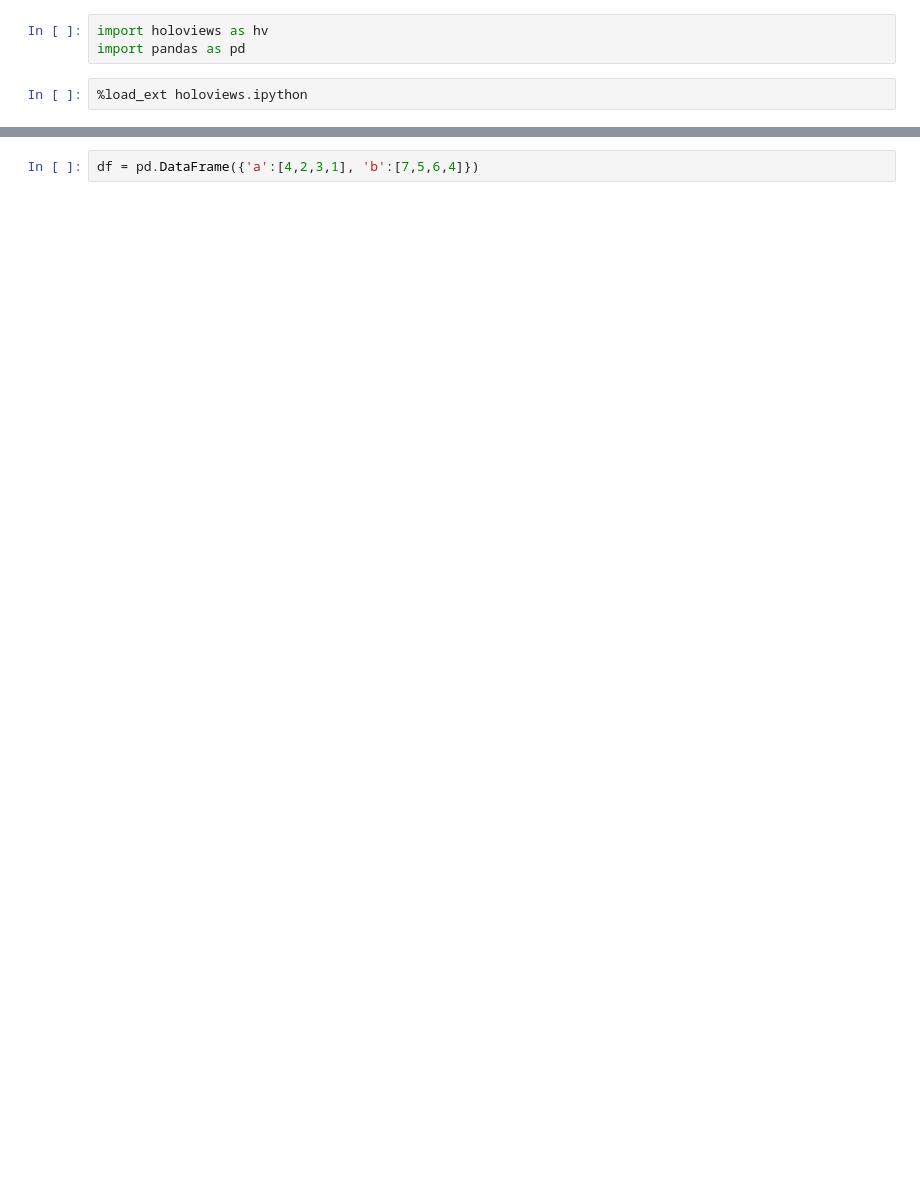
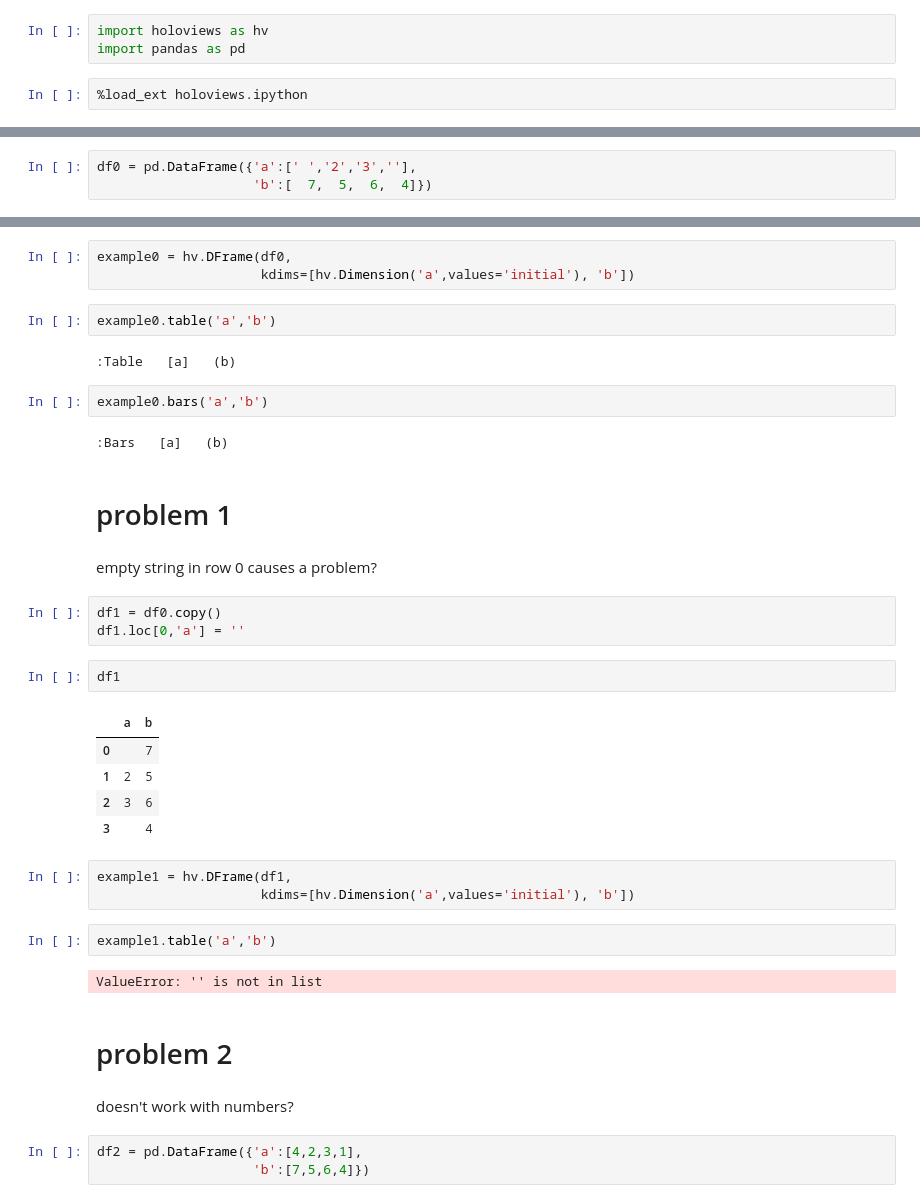
Before and after one commit to ceball/snippets, a Jupyter notebook: holoviews-ordering-question.ipynb, the cells around one changed output, grey strips where cells are left out. Drawn from its saved outputs; the diff is of its cells as text; blank space fills up the shorter version.

Commit message:
Still problems with workaround.

```diff
--- a/holoviews-ordering-question.ipynb
+++ b/holoviews-ordering-question.ipynb
@@ -5,0 +8,3 @@ import pandas as pd
+# %%
+df0 = pd.DataFrame({'a':[' ','2','3',''],
+                    'b':[  7,  5,  6,  4]})
@@ -6,2 +19,40 @@ import pandas as pd
+# %%
+example0 = hv.DFrame(df0,
+                     kdims=[hv.Dimension('a',values='initial'), 'b'])
+# %%
+example0.table('a','b')
+# %% [output]
+:Table   [a]   (b)
+# %%
+example0.bars('a','b')
+# %% [output]
+:Bars   [a]   (b)
+# %% [markdown]
+# problem 1
+# %% [markdown]
+empty string in row 0 causes a problem?
+# %%
+df1 = df0.copy()
+df1.loc[0,'a'] = ''
+# %%
+df1
+# %% [output]
+|  | a | b |
+| 0 |  | 7 |
+| 1 | 2 | 5 |
+| 2 | 3 | 6 |
+| 3 |  | 4 |
+# %%
+example1 = hv.DFrame(df1,
+                     kdims=[hv.Dimension('a',values='initial'), 'b'])
+# %%
+example1.table('a','b')
+# %% [output]
+ValueError: '' is not in list
+# %% [markdown]
+# problem 2
+# %% [markdown]
+doesn't work with numbers?
 # %%
-df = pd.DataFrame({'a':[4,2,3,1], 'b':[7,5,6,4]})
+df2 = pd.DataFrame({'a':[4,2,3,1],
+                    'b':[7,5,6,4]})
```
Also changed, not shown: parts of 8 cells of this notebook.
